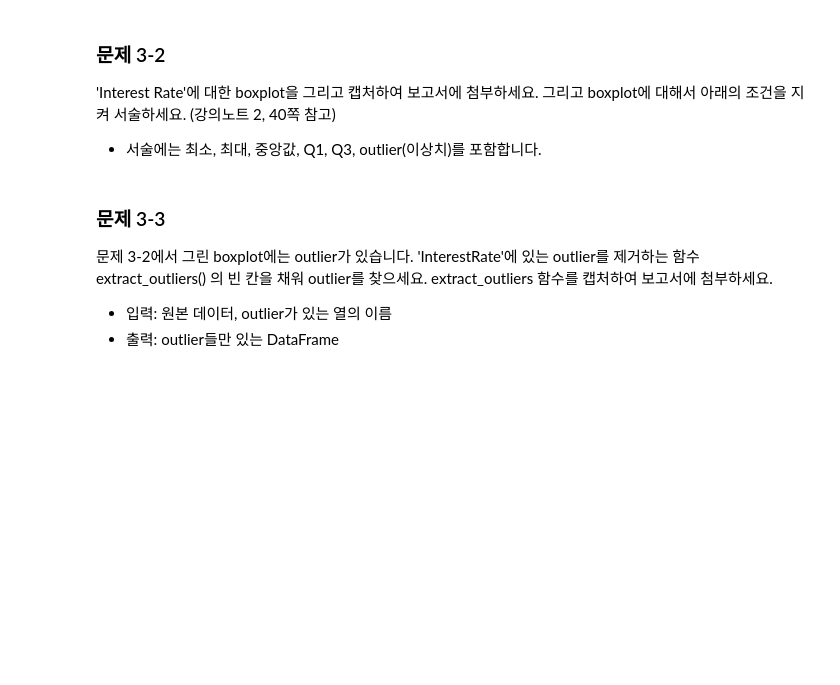
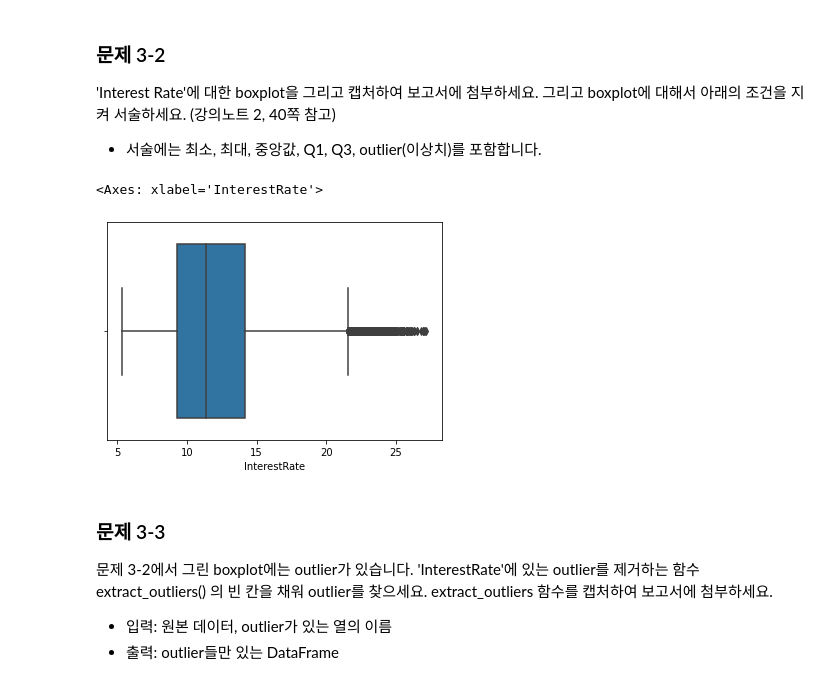
Before and after one commit to YooSungSoo/Study_ML_Ajou, a Jupyter notebook: HW1_ipynb의_사본.ipynb, the cells around one changed output. Drawn from its saved outputs; the diff is of its cells as text; code cells hidden in the pictures; blank space fills up the shorter version.

```diff
--- a/HW1_ipynb의_사본.ipynb
+++ b/HW1_ipynb의_사본.ipynb
@@ -162,3 +349,8 @@ print(numerical)
 ### 문제 3-2
 'Interest Rate'에 대한 boxplot을 그리고 캡처하여 보고서에 첨부하세요. 그리고 boxplot에 대해서 아래의 조건을 지켜 서술하세요. (강의노트 2, 40쪽 참고)
 * 서술에는 최소, 최대, 중앙값, Q1, Q3, outlier(이상치)를 포함합니다.
+# %%
+sns.boxplot(x=data["InterestRate"])
+# %% [output]
+<Axes: xlabel='InterestRate'>
+[figure, added]
```
Also changed, not shown: parts of 33 cells of this notebook.
